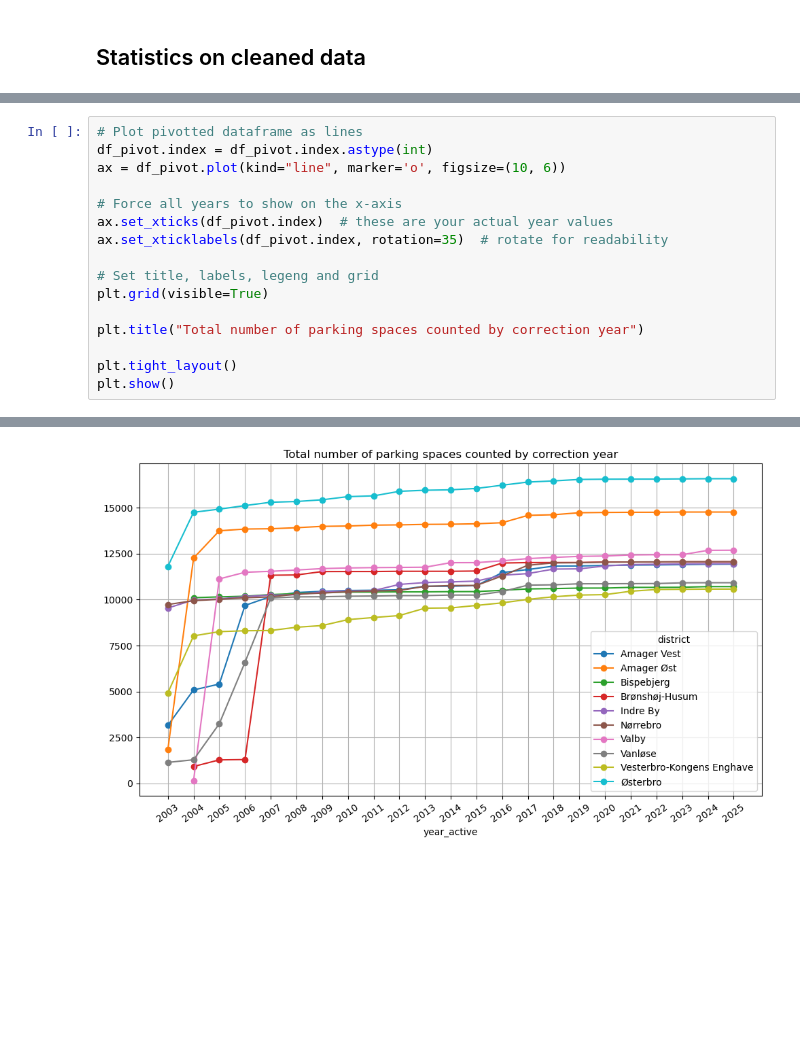
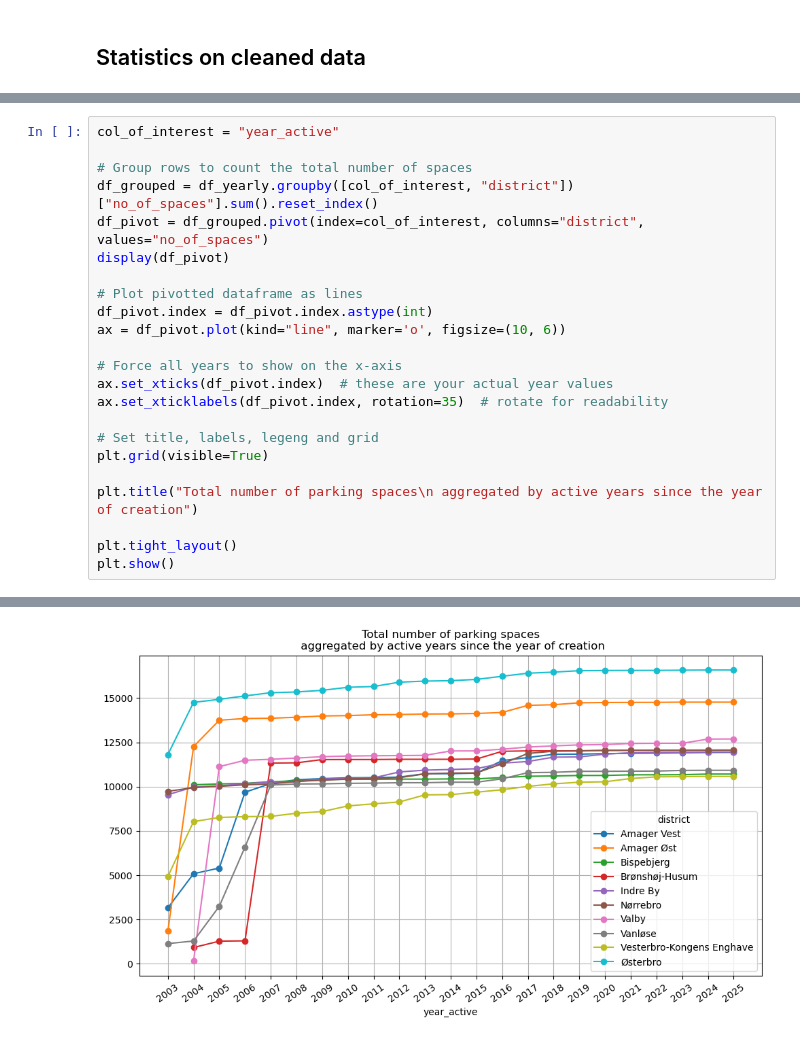
Before and after one commit to AleksandarLukic96/02806_Social_Data, a Jupyter notebook: Project/Data_overview_Parking_Spaces.ipynb, the cells around one changed output, grey strips where cells are left out. Cells and saved outputs as stored; diff of their text form; blank space fills up the shorter version.

Commit message:
Fixed duplication aggregation in the plots for parking spaces.

```diff
--- a/Project/Data_overview_Parking_Spaces.ipynb
+++ b/Project/Data_overview_Parking_Spaces.ipynb
@@ -306,4 +282,11 @@ df_pivot
 # %%
+col_of_interest = "year_active"
+
+# Group rows to count the total number of spaces
+df_grouped = df_yearly.groupby([col_of_interest, "district"])["no_of_spaces"].sum().reset_index()
+df_pivot = df_grouped.pivot(index=col_of_interest, columns="district", values="no_of_spaces")
+display(df_pivot)
+
 # Plot pivotted dataframe as lines
 df_pivot.index = df_pivot.index.astype(int)
 ax = df_pivot.plot(kind="line", marker='o', figsize=(10, 6))
@@ -315,7 +298,7 @@ ax.set_xticklabels(df_pivot.index, rotation=35)  # rotate for readability
 # Set title, labels, legeng and grid
 plt.grid(visible=True)
 
-plt.title("Total number of parking spaces counted by correction year")
+plt.title("Total number of parking spaces\n aggregated by active years since the year of creation")
 
 plt.tight_layout()
 plt.show()
@@ -323 +324 @@ plt.show()
-[figure, old version]
+[figure, new version]
```
Also changed, not shown: parts of 10 cells of this notebook.
